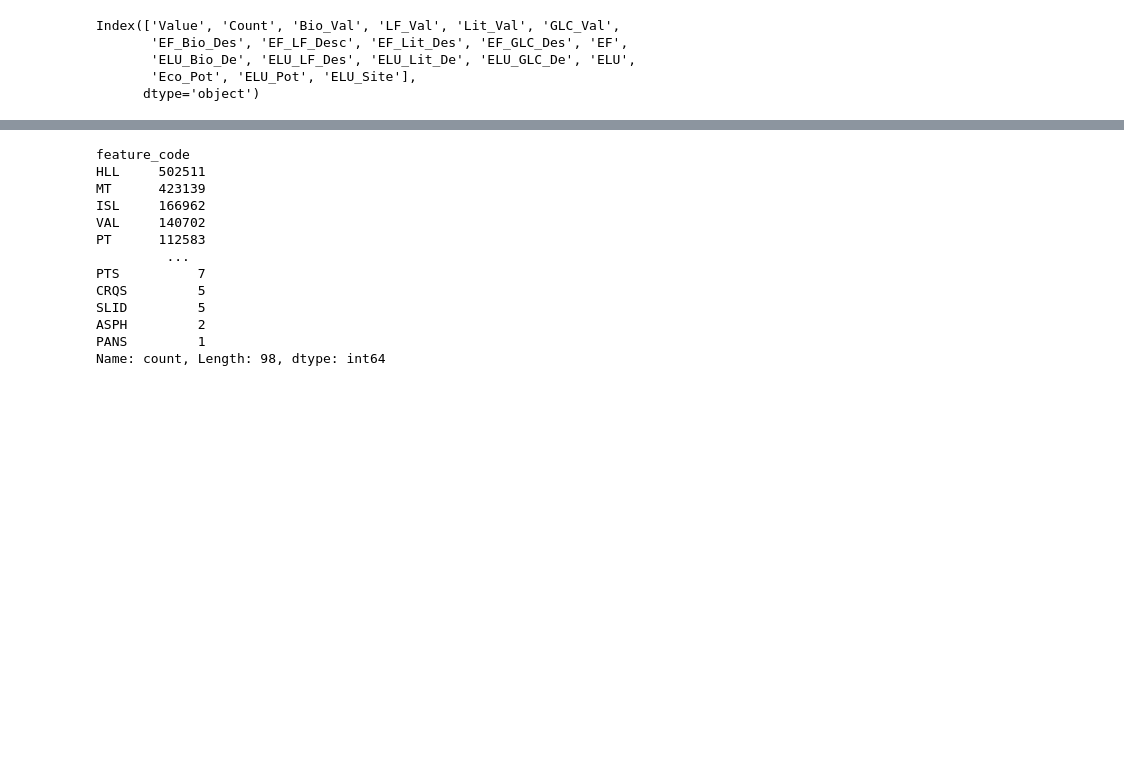
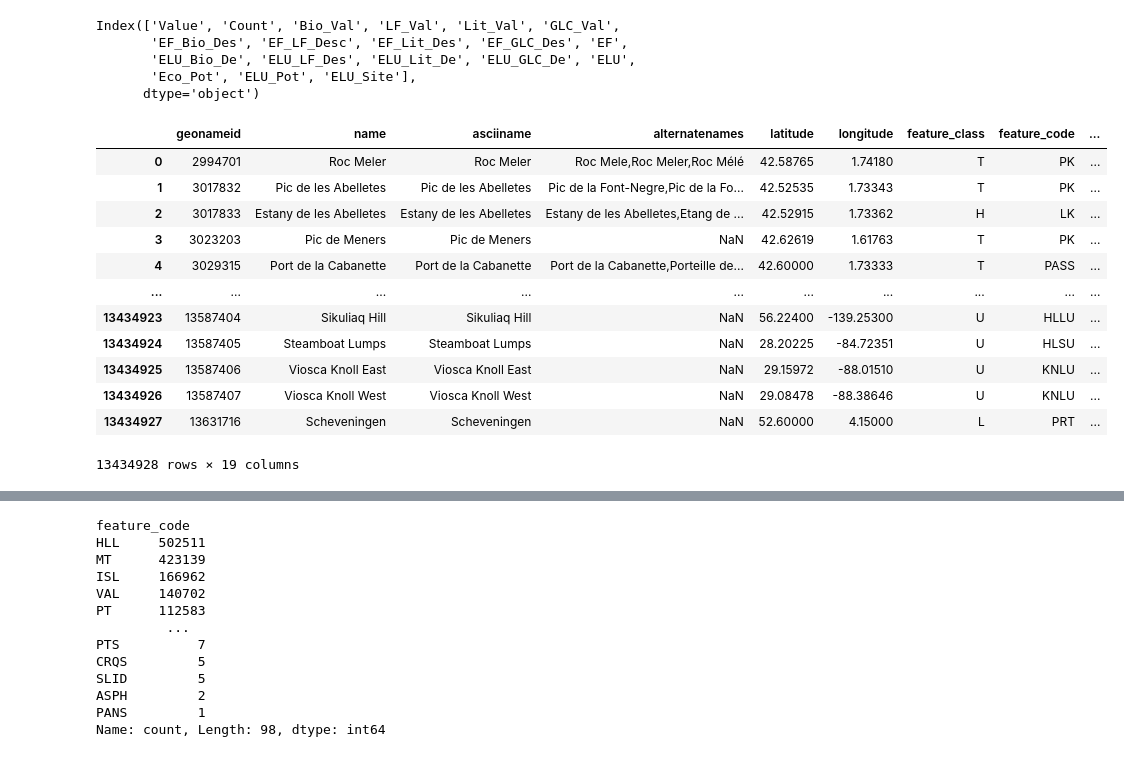
Before and after one commit to meenuravi18/llm_geomorphology, a Jupyter notebook: data_exploration.ipynb, the cells around one changed output, grey strips where cells are left out. Drawn from its saved outputs; the diff is of its cells as text; code cells hidden in the pictures; blank space fills up the shorter version.

```diff
--- a/data_exploration.ipynb
+++ b/data_exploration.ipynb
@@ -55,5 +55,21 @@ Index(['Value', 'Count', 'Bio_Val', 'LF_Val', 'Lit_Val', 'GLC_Val',
        'ELU_Bio_De', 'ELU_LF_Des', 'ELU_Lit_De', 'ELU_GLC_De', 'ELU',
        'Eco_Pot', 'ELU_Pot', 'ELU_Site'],
       dtype='object')
+# %%
+df_geo
+# %% [output]
+|  | geonameid | name | asciiname | alternatenames | latitude | longitude | feature_class | feature_code | ... |
+| 0 | 2994701 | Roc Meler | Roc Meler | Roc Mele,Roc Meler,Roc Mélé | 42.58765 | 1.74180 | T | PK | ... |
+| 1 | 3017832 | Pic de les Abelletes | Pic de les Abelletes | Pic de la Font-Negre,Pic de la Fo... | 42.52535 | 1.73343 | T | PK | ... |
+| 2 | 3017833 | Estany de les Abelletes | Estany de les Abelletes | Estany de les Abelletes,Etang de ... | 42.52915 | 1.73362 | H | LK | ... |
+| 3 | 3023203 | Pic de Meners | Pic de Meners | NaN | 42.62619 | 1.61763 | T | PK | ... |
+| 4 | 3029315 | Port de la Cabanette | Port de la Cabanette | Port de la Cabanette,Porteille de... | 42.60000 | 1.73333 | T | PASS | ... |
+| ... | ... | ... | ... | ... | ... | ... | ... | ... | ... |
+| 13434923 | 13587404 | Sikuliaq Hill | Sikuliaq Hill | NaN | 56.22400 | -139.25300 | U | HLLU | ... |
+| 13434924 | 13587405 | Steamboat Lumps | Steamboat Lumps | NaN | 28.20225 | -84.72351 | U | HLSU | ... |
+| 13434925 | 13587406 | Viosca Knoll East | Viosca Knoll East | NaN | 29.15972 | -88.01510 | U | KNLU | ... |
+| 13434926 | 13587407 | Viosca Knoll West | Viosca Knoll West | NaN | 29.08478 | -88.38646 | U | KNLU | ... |
+| 13434927 | 13631716 | Scheveningen | Scheveningen | NaN | 52.60000 | 4.15000 | L | PRT | ... |
+13434928 rows × 19 columns
 # %%
 
```
Also changed, not shown: parts of 3 cells of this notebook, 17 other files.
